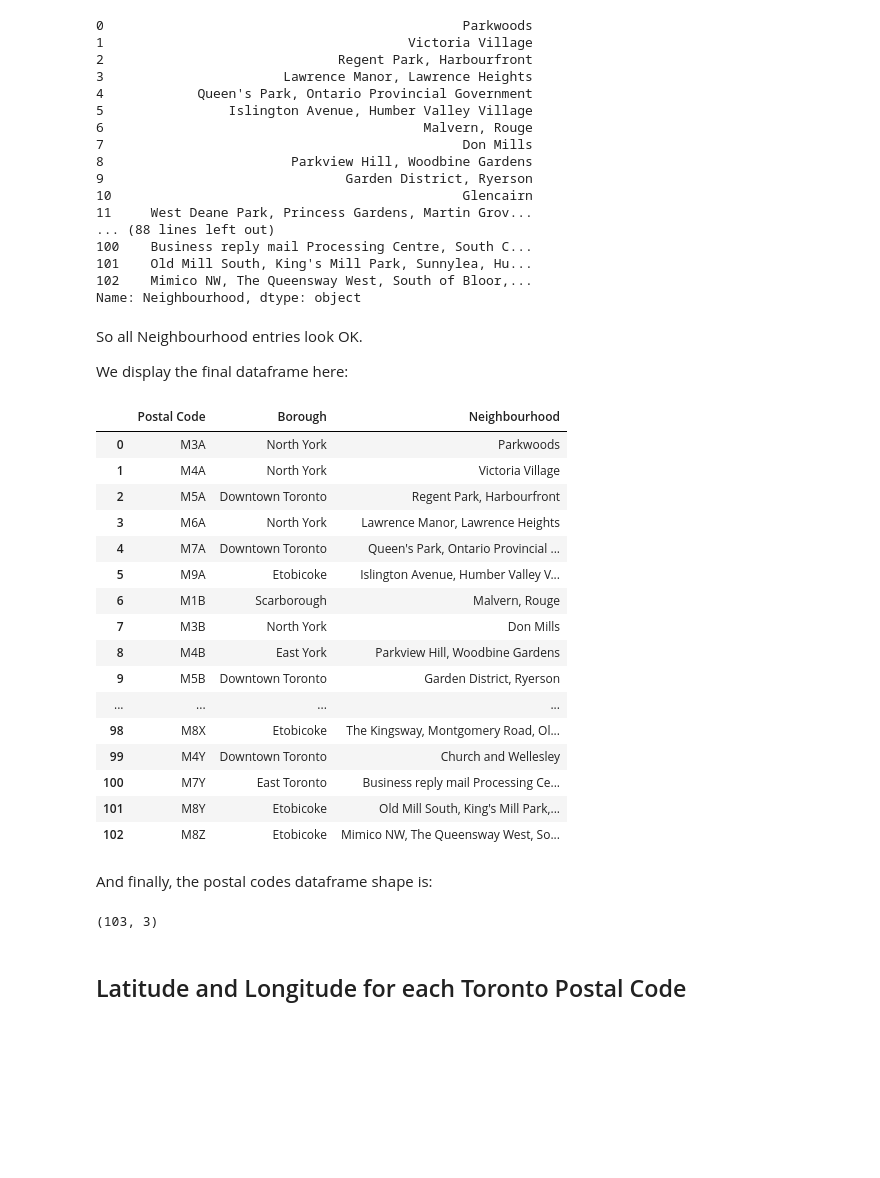
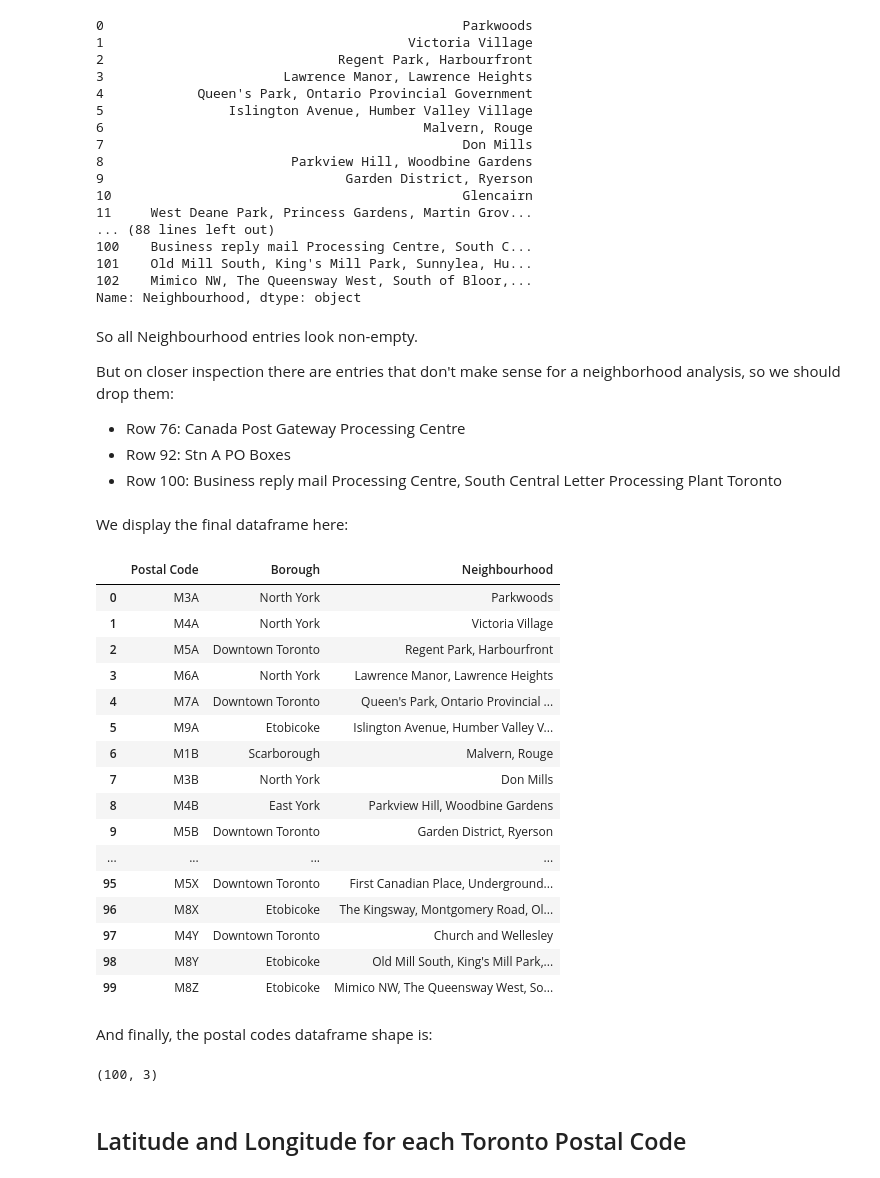
Before and after one commit to Arkadiatri/Neighborhood-Clustering-Canada, a Jupyter notebook: Capstone.ipynb, the cells around one changed output. Drawn from its saved outputs; the diff is of its cells as text; code cells hidden in the pictures; blank space fills up the shorter version.

```diff
--- a/Capstone.ipynb
+++ b/Capstone.ipynb
@@ -101,12 +101,17 @@ array(['North York', 'Downtown Toronto', 'Etobicoke', 'Scarborough',
 Those all look like Borough names, and there are 10 total.
 
 Third, we want each entry in Neighborhood that is 'Not assigned' to be the Borough name.
+# %%
+def showalldf(df):
+    old_opt = pd.get_option('display.max_rows')
+    numel = len(df.index)
+    pd.set_option('display.max_rows', len(df.index))
+    display(df)
+    pd.set_option('display.max_rows', old_opt)
 # %%
 print(f"There are {df[df['Neighbourhood']=='Not assigned'].size} Neighborhoods not assigned")
-pd.set_option('display.max_rows', 1000)
 print('Neighborhoods are:')
-display(df['Neighbourhood'])
-pd.set_option('display.max_rows', 10)
+showalldf(df['Neighbourhood'])
 # %% [output]
 There are 0 Neighborhoods not assigned
 Neighborhoods are:
@@ -127,3 +132,10 @@ Neighborhoods are:
 101    Old Mill South, King's Mill Park, Sunnylea, Hu...
 102    Mimico NW, The Queensway West, South of Bloor,...
 Name: Neighbourhood, dtype: object
+# %% [markdown]
+So all Neighbourhood entries look non-empty.
+
+But on closer inspection there are entries that don't make sense for a neighborhood analysis, so we should drop them:
+* Row 76: Canada Post Gateway Processing Centre
+* Row 92: Stn A PO Boxes
+* Row 100: Business reply mail Processing Centre, South Central Letter Processing Plant Toronto
@@ -130,34 +144,30 @@ Name: Neighbourhood, dtype: object
 # %% [markdown]
-So all Neighbourhood entries look OK.
-
 We display the final dataframe here:
-# %%
-pd.set_option('display.max_rows', 1000)
-display(df)
-pd.set_option('display.max_rows', 10)
-# %% [output]
-|  | Postal Code | Borough | Neighbourhood |
-| 0 | M3A | North York | Parkwoods |
-| 1 | M4A | North York | Victoria Village |
-| 2 | M5A | Downtown Toronto | Regent Park, Harbourfront |
-| 3 | M6A | North York | Lawrence Manor, Lawrence Heights |
-| 4 | M7A | Downtown Toronto | Queen's Park, Ontario Provincial ... |
-| 5 | M9A | Etobicoke | Islington Avenue, Humber Valley V... |
-| 6 | M1B | Scarborough | Malvern, Rouge |
-| 7 | M3B | North York | Don Mills |
-| 8 | M4B | East York | Parkview Hill, Woodbine Gardens |
-| 9 | M5B | Downtown Toronto | Garden District, Ryerson |
-| ... | ... | ... | ... |
-| 98 | M8X | Etobicoke | The Kingsway, Montgomery Road, Ol... |
-| 99 | M4Y | Downtown Toronto | Church and Wellesley |
-| 100 | M7Y | East Toronto | Business reply mail Processing Ce... |
-| 101 | M8Y | Etobicoke | Old Mill South, King's Mill Park,... |
-| 102 | M8Z | Etobicoke | Mimico NW, The Queensway West, So... |
+# %%
+showalldf(df_cleaned)
+# %% [output]
+|  | Postal Code | Borough | Neighbourhood |
+| 0 | M3A | North York | Parkwoods |
+| 1 | M4A | North York | Victoria Village |
+| 2 | M5A | Downtown Toronto | Regent Park, Harbourfront |
+| 3 | M6A | North York | Lawrence Manor, Lawrence Heights |
+| 4 | M7A | Downtown Toronto | Queen's Park, Ontario Provincial ... |
+| 5 | M9A | Etobicoke | Islington Avenue, Humber Valley V... |
+| 6 | M1B | Scarborough | Malvern, Rouge |
+| 7 | M3B | North York | Don Mills |
+| 8 | M4B | East York | Parkview Hill, Woodbine Gardens |
+| 9 | M5B | Downtown Toronto | Garden District, Ryerson |
+| ... | ... | ... | ... |
+| 95 | M5X | Downtown Toronto | First Canadian Place, Underground... |
+| 96 | M8X | Etobicoke | The Kingsway, Montgomery Road, Ol... |
+| 97 | M4Y | Downtown Toronto | Church and Wellesley |
+| 98 | M8Y | Etobicoke | Old Mill South, King's Mill Park,... |
+| 99 | M8Z | Etobicoke | Mimico NW, The Queensway West, So... |
 # %% [markdown]
 And finally, the postal codes dataframe shape is:
 # %%
-df.shape
+df_cleaned.shape
 # %% [output]
-(103, 3)
+(100, 3)
 # %% [markdown]
 ## Latitude and Longitude for each Toronto Postal Code
```
Also changed, not shown: parts of 32 cells of this notebook, 1 other file.
